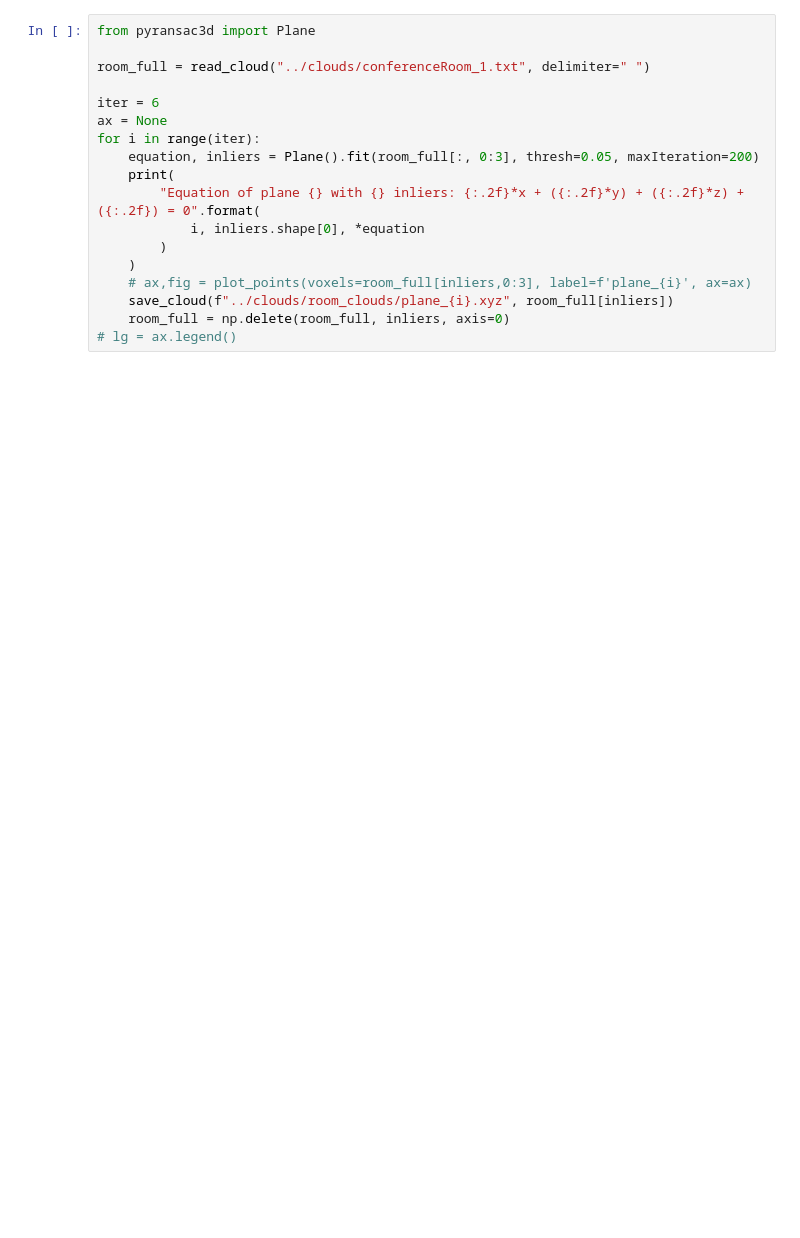
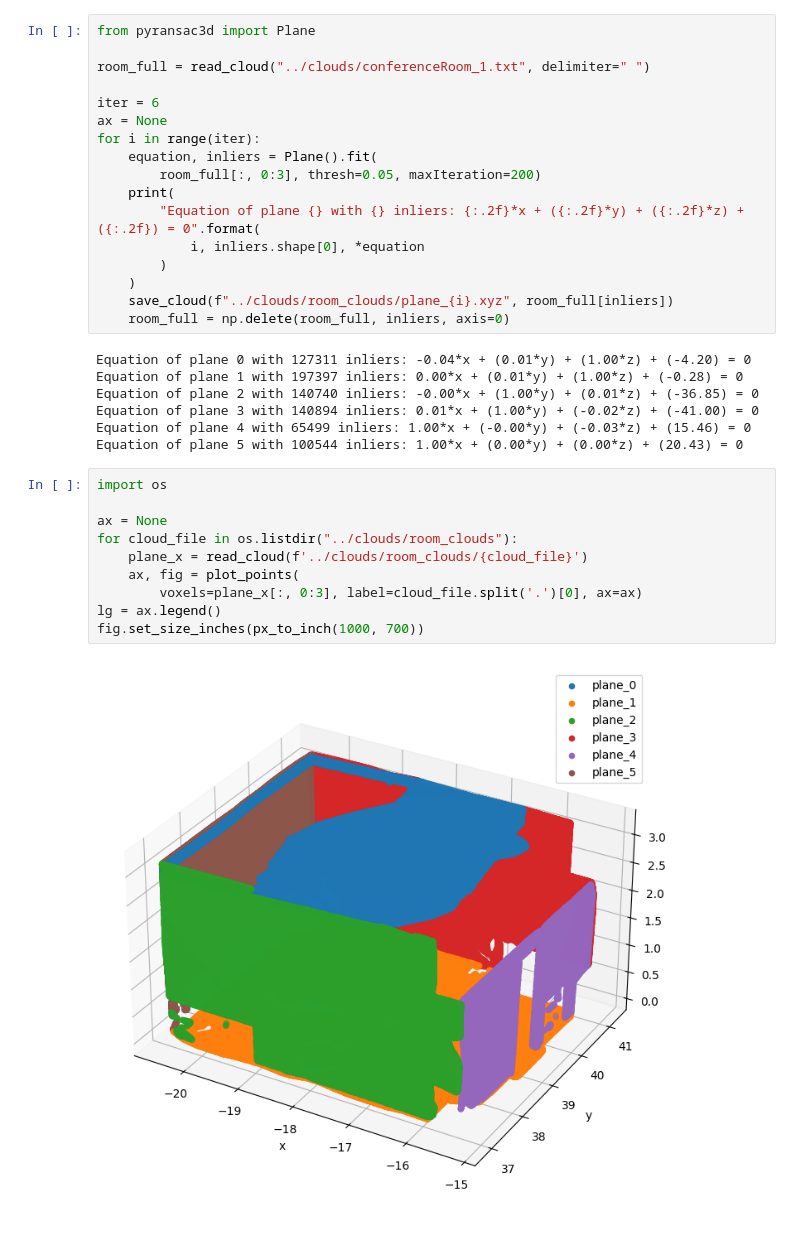
Before and after one commit to TMALFSSISAWBOJBUMA/POI_24, a Jupyter notebook: jupyters/zad2.ipynb, the cells around one changed output. Cells and saved outputs as stored; diff of their text form; blank space fills up the shorter version.

```diff
--- a/jupyters/zad2.ipynb
+++ b/jupyters/zad2.ipynb
@@ -163,13 +179,31 @@ room_full = read_cloud("../clouds/conferenceRoom_1.txt", delimiter=" ")
 iter = 6
 ax = None
 for i in range(iter):
-    equation, inliers = Plane().fit(room_full[:, 0:3], thresh=0.05, maxIteration=200)
+    equation, inliers = Plane().fit(
+        room_full[:, 0:3], thresh=0.05, maxIteration=200)
     print(
         "Equation of plane {} with {} inliers: {:.2f}*x + ({:.2f}*y) + ({:.2f}*z) + ({:.2f}) = 0".format(
             i, inliers.shape[0], *equation
         )
     )
-    # ax,fig = plot_points(voxels=room_full[inliers,0:3], label=f'plane_{i}', ax=ax)
     save_cloud(f"../clouds/room_clouds/plane_{i}.xyz", room_full[inliers])
     room_full = np.delete(room_full, inliers, axis=0)
-# lg = ax.legend()
+# %% [output]
+Equation of plane 0 with 127311 inliers: -0.04*x + (0.01*y) + (1.00*z) + (-4.20) = 0
+Equation of plane 1 with 197397 inliers: 0.00*x + (0.01*y) + (1.00*z) + (-0.28) = 0
+Equation of plane 2 with 140740 inliers: -0.00*x + (1.00*y) + (0.01*z) + (-36.85) = 0
+Equation of plane 3 with 140894 inliers: 0.01*x + (1.00*y) + (-0.02*z) + (-41.00) = 0
+Equation of plane 4 with 65499 inliers: 1.00*x + (-0.00*y) + (-0.03*z) + (15.46) = 0
+Equation of plane 5 with 100544 inliers: 1.00*x + (0.00*y) + (0.00*z) + (20.43) = 0
+# %%
+import os
+
+ax = None
+for cloud_file in os.listdir("../clouds/room_clouds"):
+    plane_x = read_cloud(f'../clouds/room_clouds/{cloud_file}')
+    ax, fig = plot_points(
+        voxels=plane_x[:, 0:3], label=cloud_file.split('.')[0], ax=ax)
+lg = ax.legend()
+fig.set_size_inches(px_to_inch(1000, 700))
+# %% [output]
+[figure, added]
```
Also changed, not shown: parts of 11 cells of this notebook, 13 other files.
